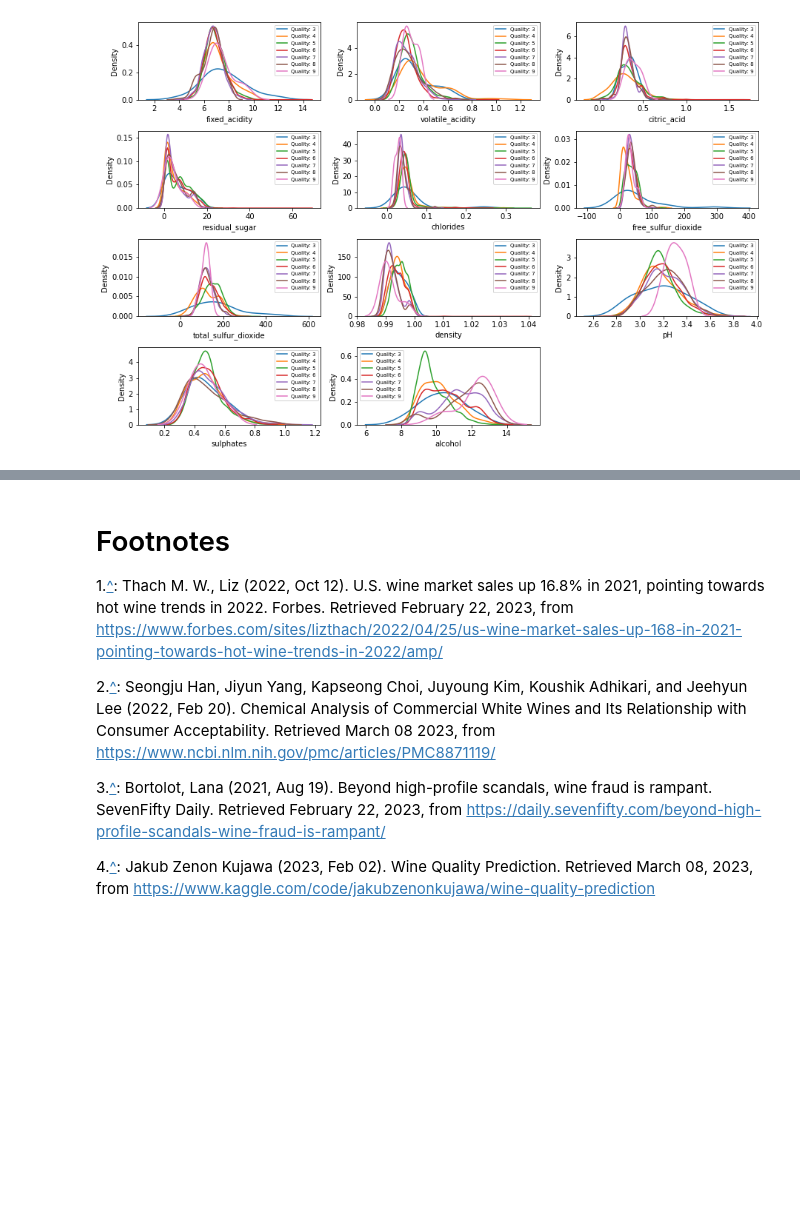
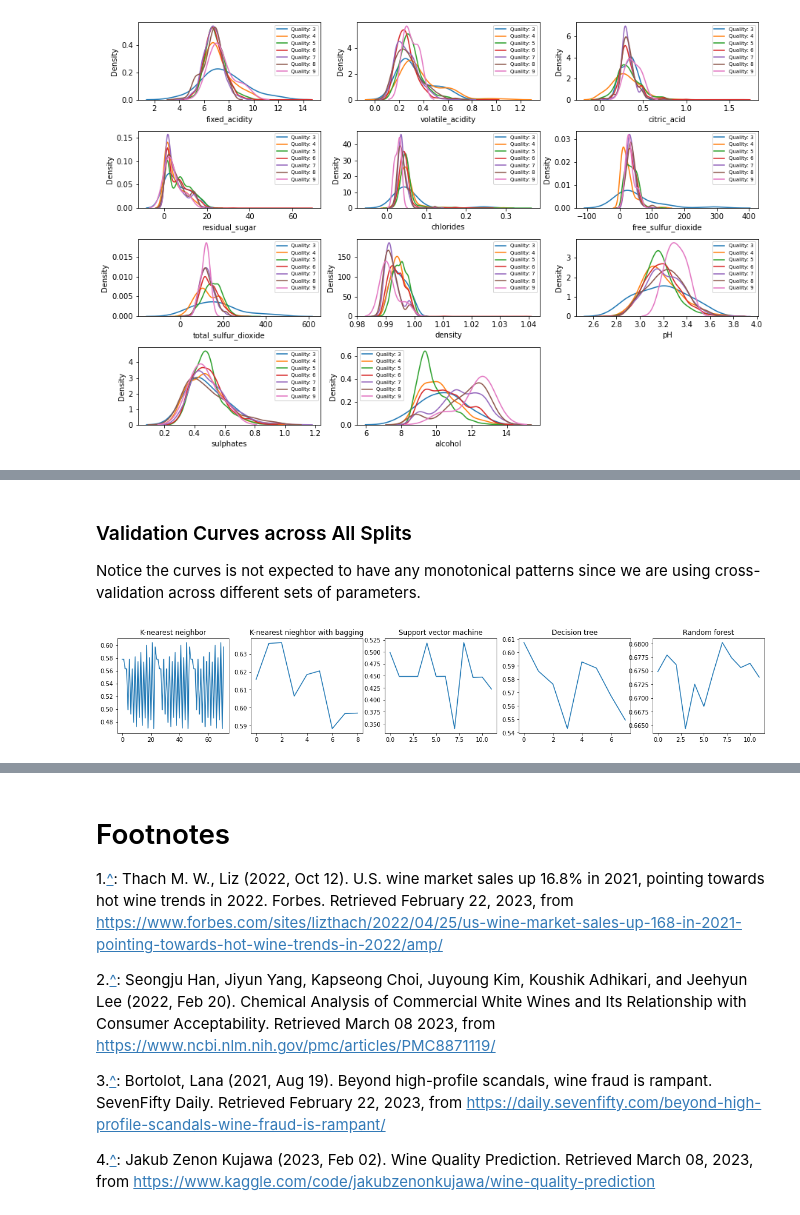
Before and after one commit to COGS118A/Group009-Wi23, a Jupyter notebook: FinalProjectGroup009-Wi23.ipynb, the cells around one changed output, grey strips where cells are left out. Drawn from its saved outputs; the diff is of its cells as text; code cells hidden in the pictures; blank space fills up the shorter version.

```diff
--- a/FinalProjectGroup009-Wi23.ipynb
+++ b/FinalProjectGroup009-Wi23.ipynb
@@ -135,7 +112,0 @@ We first show the statisctics about the red wine data and the white wine data. N
-# %%
-# red wine
-for i in range(len(red_wine_data.columns)):
-    red_wine_data[red_wine_data.columns[i]] = pd.to_numeric(red_wine_data[red_wine_data.columns[i]])
-    if i == len(red_wine_data.columns)-1:
-        red_wine_data[red_wine_data.columns[i]].astype(int)
-red_wine_data.describe()
@@ -457,0 +453,17 @@ In conclusion, we are able to predict whether the wine is good or not to some de
+# %% [markdown]
+### Validation Curves across All Splits
+
+Notice the curves is not expected to have any monotonical patterns since we are using cross-validation across different sets of parameters.
+# %%
+# indices of best set of parameters for each model
+_param_idx_ = [45, 2, 8, 0, 7]
+#print(clf_knn.cv_results_)
+_, ax_tv = plt.subplots(1, 5, figsize=(20,3))
+fig.subplots_adjust(wspace=0.5)
+for i in range(5):
+    _acc_ = models[i].cv_results_['mean_test_accuracy']
+    ax_tv[i].set_title(titles[i])
+    x = np.arange(len(_acc_))
+    ax_tv[i].plot(x, _acc_)
+# %% [output]
+[figure, added]
```
Also changed, not shown: parts of 72 cells of this notebook, 1 other file.
